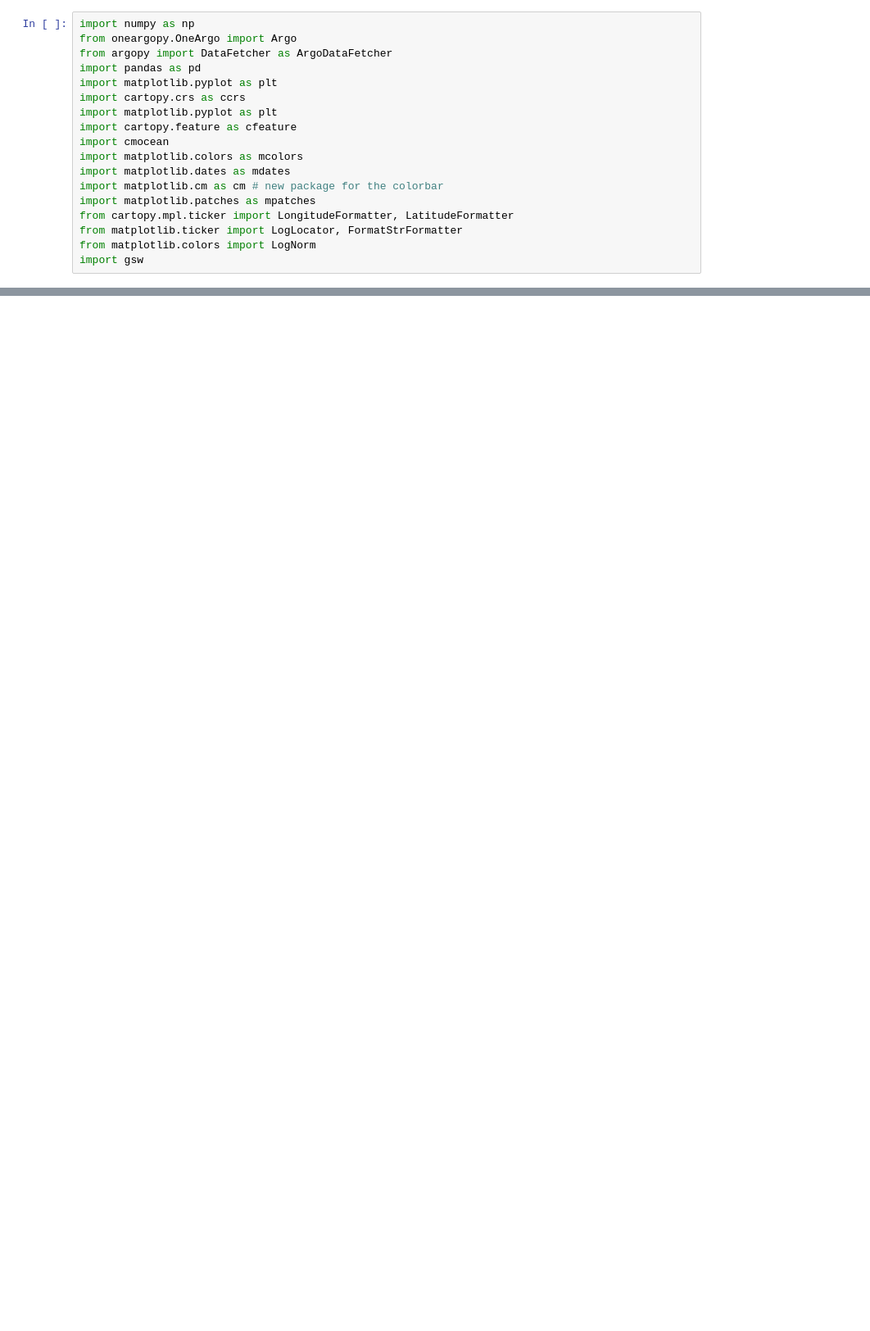
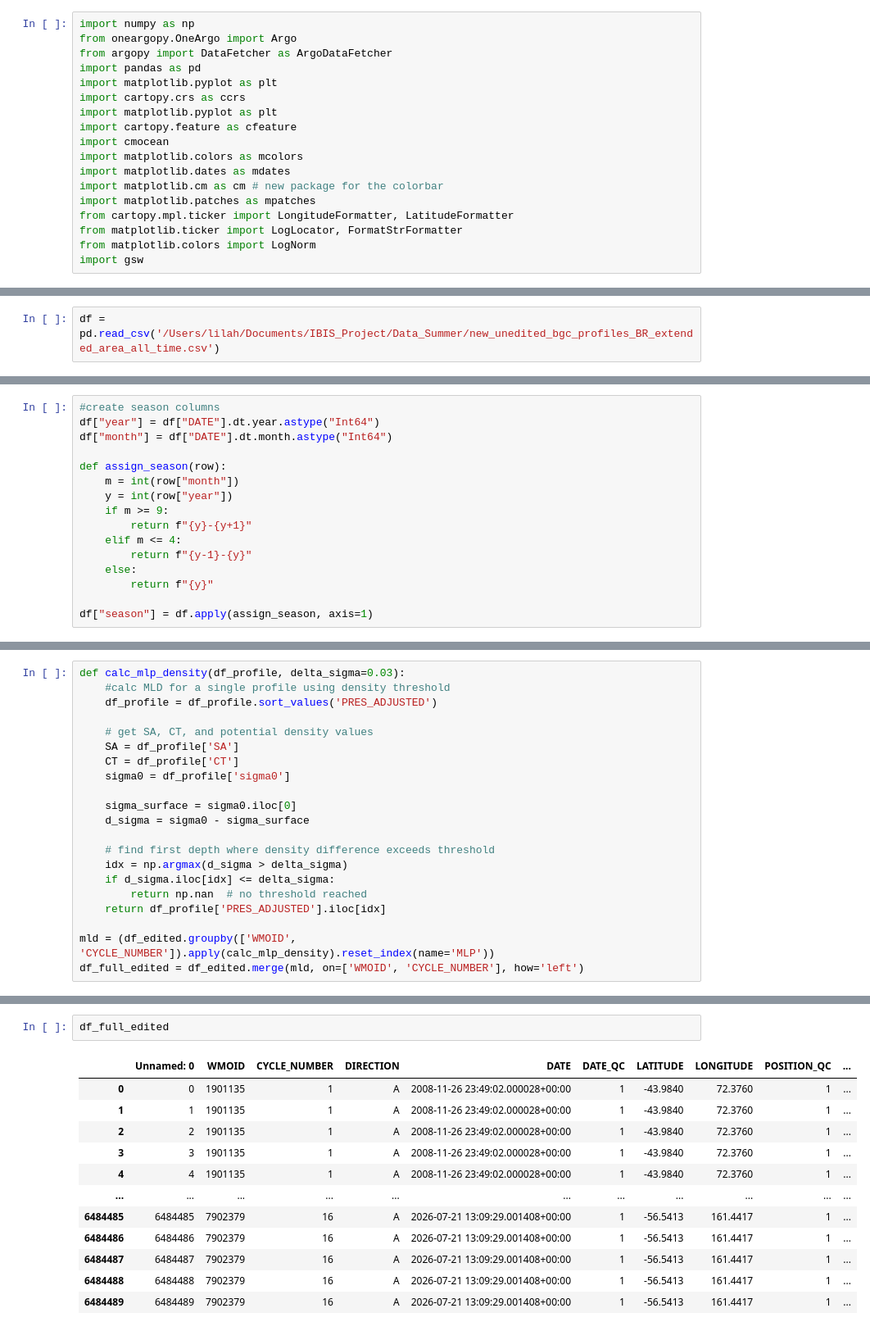
Before and after one commit to Lilah-Asalie/IBIS_Project, a Jupyter notebook: New_Downloading_data.ipynb, the cells around one changed output, grey strips where cells are left out. Shown at 82% size. Saved outputs shown, nothing was run; the diff lists cells and outputs as text; blank space fills up the shorter version.

```diff
--- a/New_Downloading_data.ipynb
+++ b/New_Downloading_data.ipynb
@@ -148,0 +94,2 @@ list
+# %%
+df = pd.read_csv('/Users/lilah/Documents/IBIS_Project/Data_Summer/new_unedited_bgc_profiles_BR_extended_area_all_time.csv')
@@ -148,0 +114,16 @@ list
+# %%
+#create season columns
+df["year"] = df["DATE"].dt.year.astype("Int64")
+df["month"] = df["DATE"].dt.month.astype("Int64")
+
+def assign_season(row):
+    m = int(row["month"])
+    y = int(row["year"])
+    if m >= 9:
+        return f"{y}-{y+1}"
+    elif m <= 4:
+        return f"{y-1}-{y}"
+    else:
+        return f"{y}"
+
+df["season"] = df.apply(assign_season, axis=1)
@@ -148,0 +189,21 @@ list
+# %%
+def calc_mlp_density(df_profile, delta_sigma=0.03):
+    #calc MLD for a single profile using density threshold
+    df_profile = df_profile.sort_values('PRES_ADJUSTED')
+
+    # get SA, CT, and potential density values
+    SA = df_profile['SA']
+    CT = df_profile['CT']
+    sigma0 = df_profile['sigma0']
+
+    sigma_surface = sigma0.iloc[0]
+    d_sigma = sigma0 - sigma_surface
+
+    # find first depth where density difference exceeds threshold
+    idx = np.argmax(d_sigma > delta_sigma)
+    if d_sigma.iloc[idx] <= delta_sigma:
+        return np.nan  # no threshold reached
+    return df_profile['PRES_ADJUSTED'].iloc[idx]
+
+mld = (df_edited.groupby(['WMOID', 'CYCLE_NUMBER']).apply(calc_mlp_density).reset_index(name='MLP'))
+df_full_edited = df_edited.merge(mld, on=['WMOID', 'CYCLE_NUMBER'], how='left')
@@ -148,0 +214,15 @@ list
+# %%
+df_full_edited
+# %% [output]
+|  | Unnamed: 0 | WMOID | CYCLE_NUMBER | DIRECTION | DATE | DATE_QC | LATITUDE | LONGITUDE | POSITION_QC | ... |
+| 0 | 0 | 1901135 | 1 | A | 2008-11-26 23:49:02.000028+00:00 | 1 | -43.9840 | 72.3760 | 1 | ... |
+| 1 | 1 | 1901135 | 1 | A | 2008-11-26 23:49:02.000028+00:00 | 1 | -43.9840 | 72.3760 | 1 | ... |
+| 2 | 2 | 1901135 | 1 | A | 2008-11-26 23:49:02.000028+00:00 | 1 | -43.9840 | 72.3760 | 1 | ... |
+| 3 | 3 | 1901135 | 1 | A | 2008-11-26 23:49:02.000028+00:00 | 1 | -43.9840 | 72.3760 | 1 | ... |
+| 4 | 4 | 1901135 | 1 | A | 2008-11-26 23:49:02.000028+00:00 | 1 | -43.9840 | 72.3760 | 1 | ... |
+| ... | ... | ... | ... | ... | ... | ... | ... | ... | ... | ... |
+| 6484485 | 6484485 | 7902379 | 16 | A | 2026-07-21 13:09:29.001408+00:00 | 1 | -56.5413 | 161.4417 | 1 | ... |
+| 6484486 | 6484486 | 7902379 | 16 | A | 2026-07-21 13:09:29.001408+00:00 | 1 | -56.5413 | 161.4417 | 1 | ... |
+| 6484487 | 6484487 | 7902379 | 16 | A | 2026-07-21 13:09:29.001408+00:00 | 1 | -56.5413 | 161.4417 | 1 | ... |
+| 6484488 | 6484488 | 7902379 | 16 | A | 2026-07-21 13:09:29.001408+00:00 | 1 | -56.5413 | 161.4417 | 1 | ... |
+| 6484489 | 6484489 | 7902379 | 16 | A | 2026-07-21 13:09:29.001408+00:00 | 1 | -56.5413 | 161.4417 | 1 | ... |
```
Also changed, not shown: parts of 24 cells of this notebook, 2 other files.
